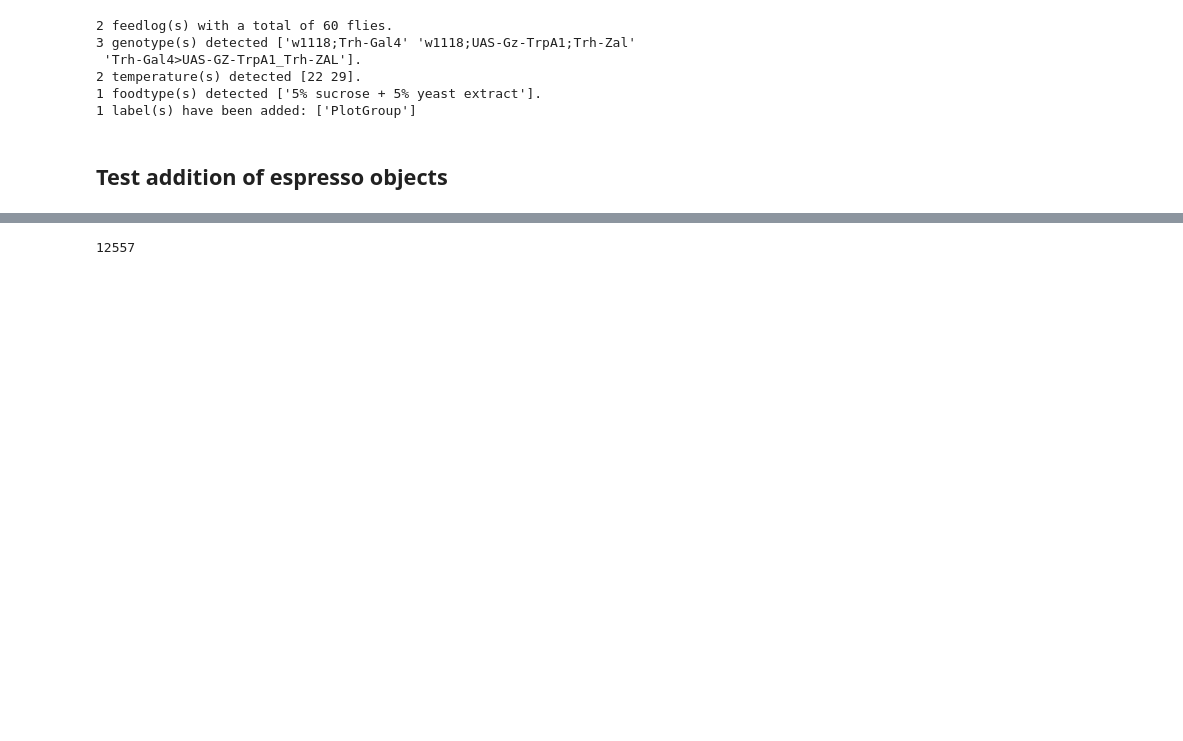
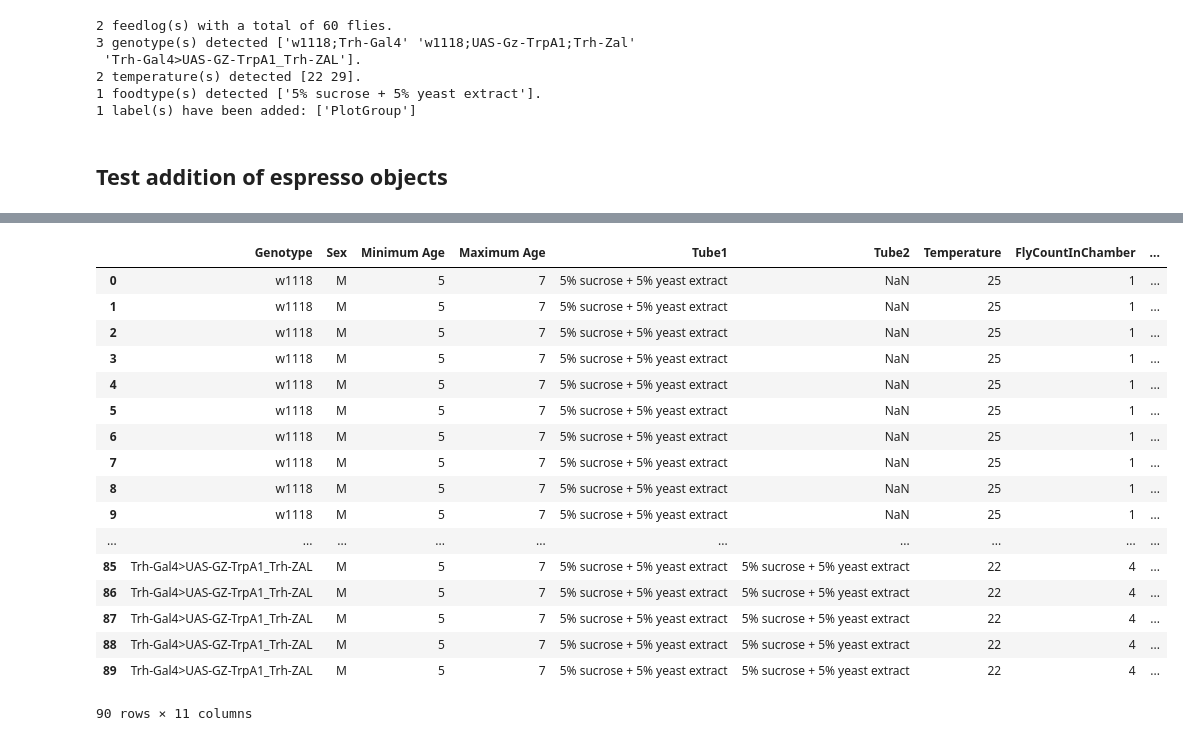
Before and after one commit to ACCLAB/espresso, a Jupyter notebook: jupyter-nb/espresso class dev.ipynb, the cells around one changed output, grey strips where cells are left out. Saved outputs shown, nothing was run; the diff lists cells and outputs as text; code cells hidden in the pictures; blank space fills up the shorter version.

```diff
--- a/jupyter-nb/espresso class dev.ipynb
+++ b/jupyter-nb/espresso class dev.ipynb
@@ -136,4 +169,21 @@ len(megasum.feeds)
-# %%
-len( megasum.feeds.drop(megasum.added_labels, axis=1).drop_duplicates() )
-# %% [output]
-12557
+# %%
+s22.flies
+# %% [output]
+|  | Genotype | Sex | Minimum Age | Maximum Age | Tube1 | Tube2 | Temperature | FlyCountInChamber | ... |
+| 0 | w1118 | M | 5 | 7 | 5% sucrose + 5% yeast extract | NaN | 25 | 1 | ... |
+| 1 | w1118 | M | 5 | 7 | 5% sucrose + 5% yeast extract | NaN | 25 | 1 | ... |
+| 2 | w1118 | M | 5 | 7 | 5% sucrose + 5% yeast extract | NaN | 25 | 1 | ... |
+| 3 | w1118 | M | 5 | 7 | 5% sucrose + 5% yeast extract | NaN | 25 | 1 | ... |
+| 4 | w1118 | M | 5 | 7 | 5% sucrose + 5% yeast extract | NaN | 25 | 1 | ... |
+| 5 | w1118 | M | 5 | 7 | 5% sucrose + 5% yeast extract | NaN | 25 | 1 | ... |
+| 6 | w1118 | M | 5 | 7 | 5% sucrose + 5% yeast extract | NaN | 25 | 1 | ... |
+| 7 | w1118 | M | 5 | 7 | 5% sucrose + 5% yeast extract | NaN | 25 | 1 | ... |
+| 8 | w1118 | M | 5 | 7 | 5% sucrose + 5% yeast extract | NaN | 25 | 1 | ... |
+| 9 | w1118 | M | 5 | 7 | 5% sucrose + 5% yeast extract | NaN | 25 | 1 | ... |
+| ... | ... | ... | ... | ... | ... | ... | ... | ... | ... |
+| 85 | Trh-Gal4>UAS-GZ-TrpA1_Trh-ZAL | M | 5 | 7 | 5% sucrose + 5% yeast extract | 5% sucrose + 5% yeast extract | 22 | 4 | ... |
+| 86 | Trh-Gal4>UAS-GZ-TrpA1_Trh-ZAL | M | 5 | 7 | 5% sucrose + 5% yeast extract | 5% sucrose + 5% yeast extract | 22 | 4 | ... |
+| 87 | Trh-Gal4>UAS-GZ-TrpA1_Trh-ZAL | M | 5 | 7 | 5% sucrose + 5% yeast extract | 5% sucrose + 5% yeast extract | 22 | 4 | ... |
+| 88 | Trh-Gal4>UAS-GZ-TrpA1_Trh-ZAL | M | 5 | 7 | 5% sucrose + 5% yeast extract | 5% sucrose + 5% yeast extract | 22 | 4 | ... |
+| 89 | Trh-Gal4>UAS-GZ-TrpA1_Trh-ZAL | M | 5 | 7 | 5% sucrose + 5% yeast extract | 5% sucrose + 5% yeast extract | 22 | 4 | ... |
+90 rows × 11 columns
```
Also changed, not shown: parts of 22 cells of this notebook.
